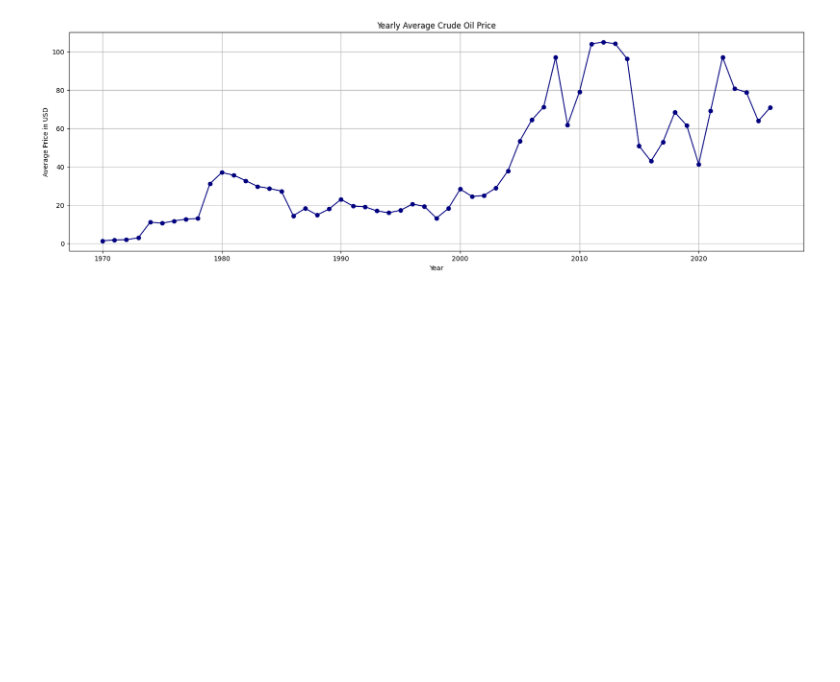
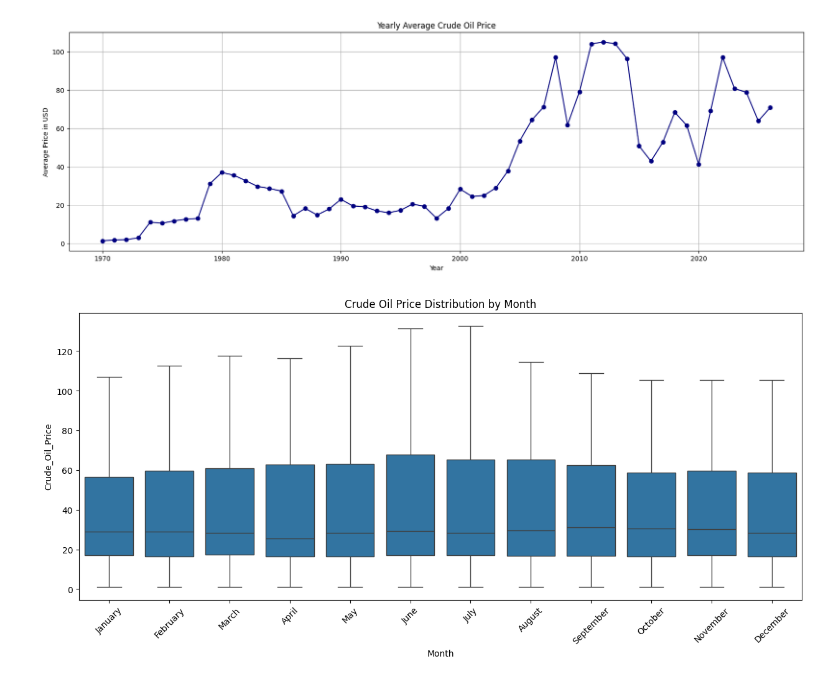
Before and after one commit to nizamshaik498-dotcom/Data-Science-Internship-Tasks-projects, a Jupyter notebook: fuel_price.ipynb, the cells around one changed output. Saved outputs shown, nothing was run; the diff lists cells and outputs as text; code cells hidden in the pictures; blank space fills up the shorter version.

```diff
--- a/fuel_price.ipynb
+++ b/fuel_price.ipynb
@@ -167,3 +218,15 @@ plt.grid(True)
 plt.show()
 # %% [output]
 [figure]
+# %%
+# Extract month for seasonality check
+df['Month'] = df['Date'].dt.month_name()
+
+plt.figure(figsize=(15, 6))
+sns.boxplot(x='Month', y='Crude_Oil_Price', data=df, order=['January', 'February', 'March', 'April', 'May', 'June', 'July', 'August', 'September', 'October', 'November', 'December'])
+
+plt.title("Crude Oil Price Distribution by Month")
+plt.xticks(rotation=45)
+plt.show()
+# %% [output]
+[figure, added]
```
Also changed, not shown: parts of 3 cells of this notebook.
